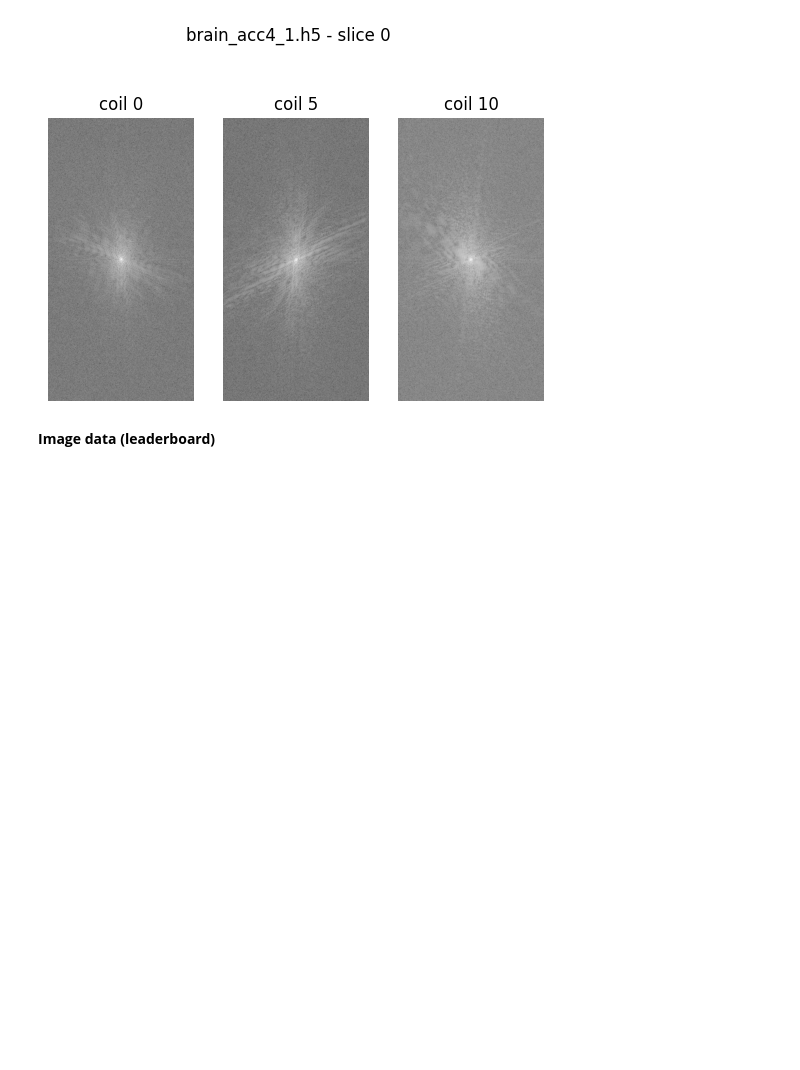
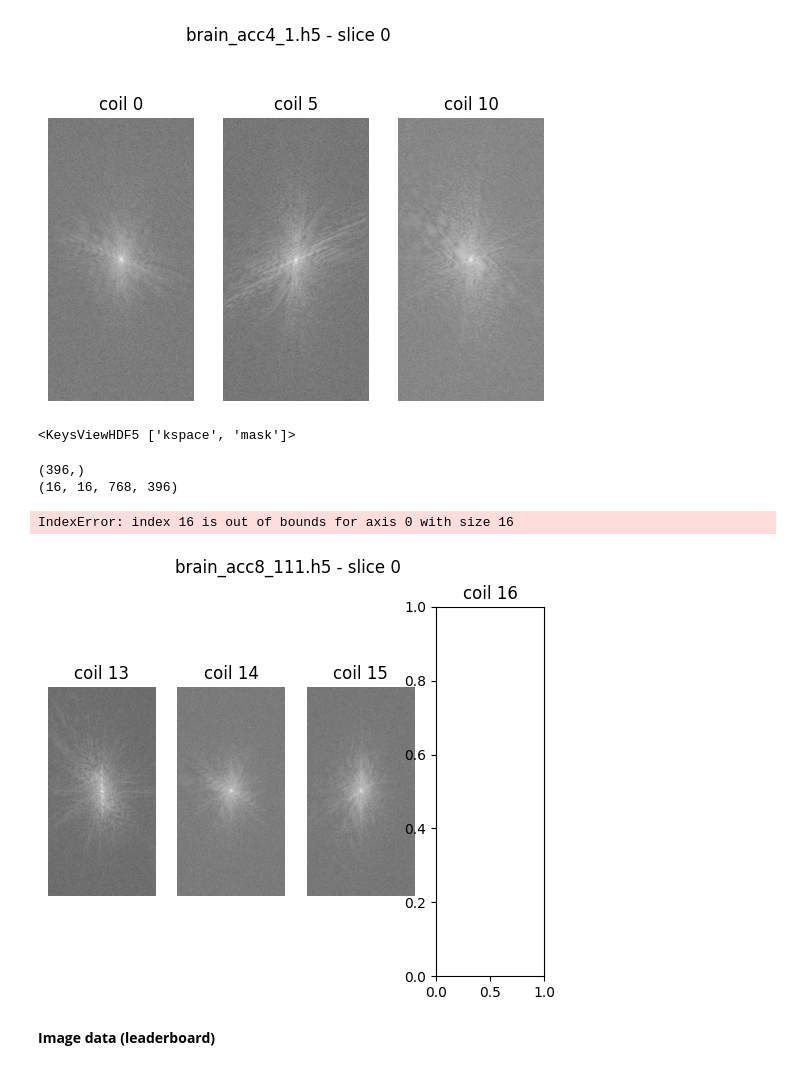
Before and after one commit to B0neh3ad/FastMRI_2024_shasha, a Jupyter notebook: eda.ipynb, the cells around one changed output. Drawn from its saved outputs; the diff is of its cells as text; code cells hidden in the pictures; blank space fills up the shorter version.

```diff
--- a/eda.ipynb
+++ b/eda.ipynb
@@ -208,6 +208,21 @@ show_kspace_slice(kspace_path)
 (396,)
 (16, 16, 768, 396)
 [figure]
+# %%
+kspace_path = f'{data_dir_path}/train/kspace/brain_acc8_111.h5'
+kspace = h5py.File(kspace_path)
+print(kspace.keys())
+# %% [output]
+<KeysViewHDF5 ['kspace', 'mask']>
+# %%
+print(kspace['mask'].shape)
+print(kspace['kspace'].shape)
+show_kspace_slice(kspace_path, coil_idxs=[13,14,15,16])
+# %% [output]
+(396,)
+(16, 16, 768, 396)
+IndexError: index 16 is out of bounds for axis 0 with size 16
+[figure, added]
 # %% [markdown]
 **Image data (leaderboard)**
 # %%
```
Also changed, not shown: 1 other file.
